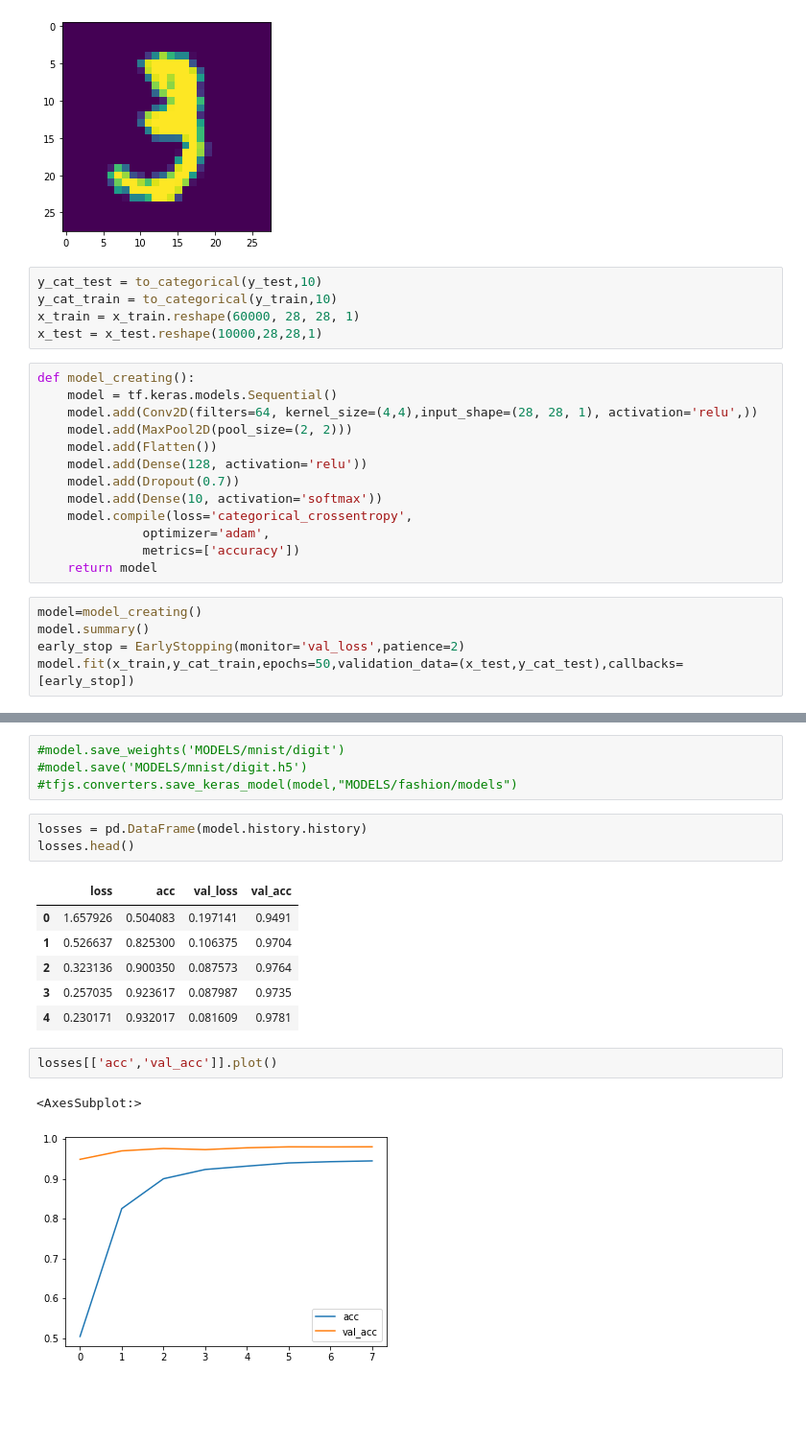
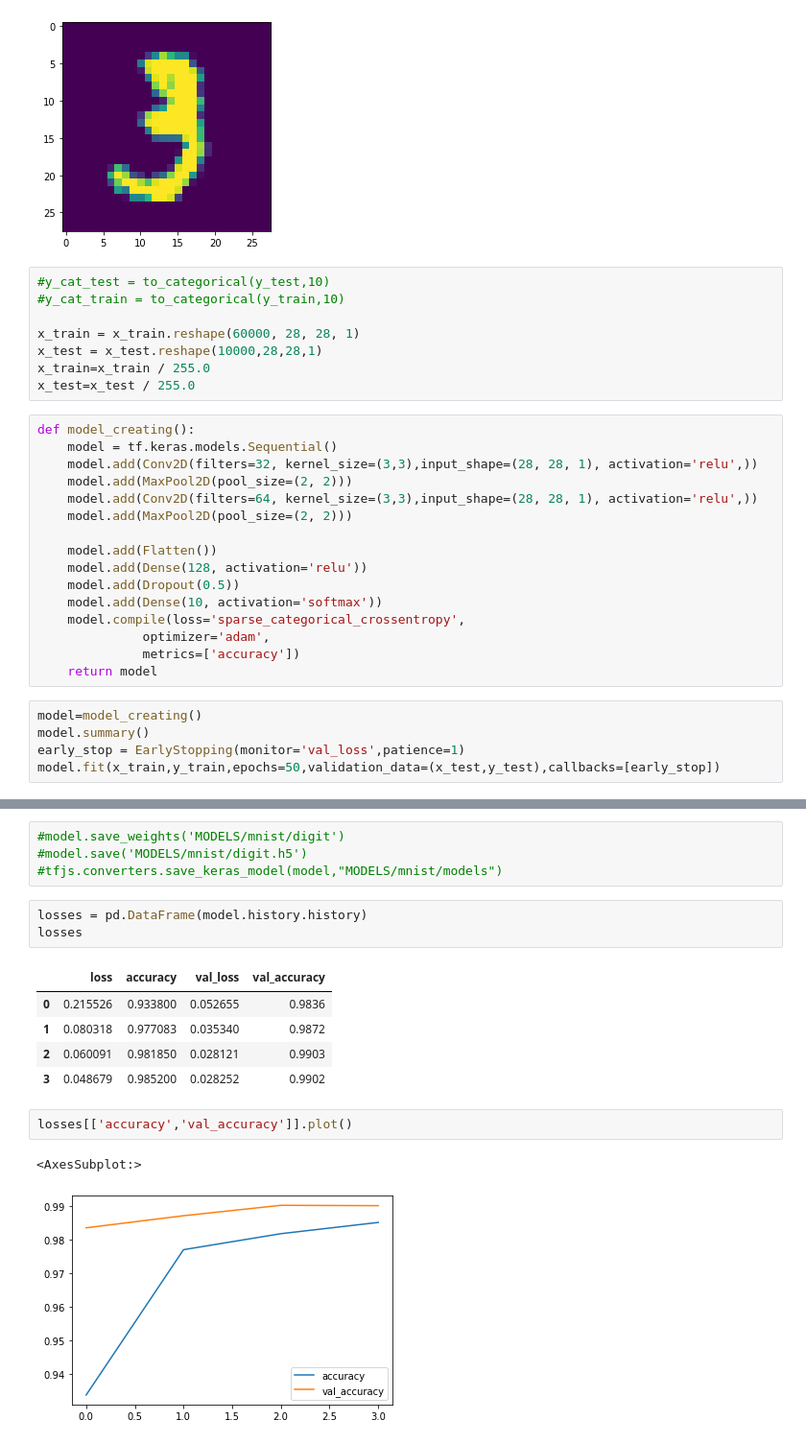
Before and after one commit to lalesafarzade/CNN, a Jupyter notebook: Mnist.ipynb, the cells around one changed output, grey strips where cells are left out. Shown: that part at 96% size. Cells and saved outputs as stored; diff of their text form; blank space fills up the shorter version.

Commit message:
Mnist was modified

```diff
--- a/Mnist.ipynb
+++ b/Mnist.ipynb
@@ -24,26 +24,32 @@ plt.imshow(single_image)
 <matplotlib.image.AxesImage at 0x...>
 [figure]
 # %%
-y_cat_test = to_categorical(y_test,10)
-y_cat_train = to_categorical(y_train,10)
+#y_cat_test = to_categorical(y_test,10)
+#y_cat_train = to_categorical(y_train,10)
+
 x_train = x_train.reshape(60000, 28, 28, 1)
 x_test = x_test.reshape(10000,28,28,1)
+x_train=x_train / 255.0
+x_test=x_test / 255.0
 # %%
 def model_creating():
     model = tf.keras.models.Sequential()
-    model.add(Conv2D(filters=64, kernel_size=(4,4),input_shape=(28, 28, 1), activation='relu',))
+    model.add(Conv2D(filters=32, kernel_size=(3,3),input_shape=(28, 28, 1), activation='relu',))
     model.add(MaxPool2D(pool_size=(2, 2)))
+    model.add(Conv2D(filters=64, kernel_size=(3,3),input_shape=(28, 28, 1), activation='relu',))
+    model.add(MaxPool2D(pool_size=(2, 2)))
+
     model.add(Flatten())
     model.add(Dense(128, activation='relu'))
-    model.add(Dropout(0.7))
+    model.add(Dropout(0.5))
     model.add(Dense(10, activation='softmax'))
-    model.compile(loss='categorical_crossentropy',
+    model.compile(loss='sparse_categorical_crossentropy',
               optimizer='adam',
               metrics=['accuracy'])
     return model
 # %%
 model=model_creating()
 model.summary()
-early_stop = EarlyStopping(monitor='val_loss',patience=2)
-model.fit(x_train,y_cat_train,epochs=50,validation_data=(x_test,y_cat_test),callbacks=[early_stop])
+early_stop = EarlyStopping(monitor='val_loss',patience=1)
+model.fit(x_train,y_train,epochs=50,validation_data=(x_test,y_test),callbacks=[early_stop])
 # %% [output]
@@ -70,22 +74,21 @@ Epoch 8/50
 # %%
 #model.save_weights('MODELS/mnist/digit')
 #model.save('MODELS/mnist/digit.h5')
-#tfjs.converters.save_keras_model(model,"MODELS/fashion/models")
+#tfjs.converters.save_keras_model(model,"MODELS/mnist/models")
 # %%
 losses = pd.DataFrame(model.history.history)
-losses.head()
+losses
 # %% [output]
-|  | loss | acc | val_loss | val_acc |
-| 0 | 1.657926 | 0.504083 | 0.197141 | 0.9491 |
-| 1 | 0.526637 | 0.825300 | 0.106375 | 0.9704 |
-| 2 | 0.323136 | 0.900350 | 0.087573 | 0.9764 |
-| 3 | 0.257035 | 0.923617 | 0.087987 | 0.9735 |
-| 4 | 0.230171 | 0.932017 | 0.081609 | 0.9781 |
+|  | loss | accuracy | val_loss | val_accuracy |
+| 0 | 0.215526 | 0.933800 | 0.052655 | 0.9836 |
+| 1 | 0.080318 | 0.977083 | 0.035340 | 0.9872 |
+| 2 | 0.060091 | 0.981850 | 0.028121 | 0.9903 |
+| 3 | 0.048679 | 0.985200 | 0.028252 | 0.9902 |
 # %%
-losses[['acc','val_acc']].plot()
+losses[['accuracy','val_accuracy']].plot()
 # %% [output]
 <AxesSubplot:>
-[figure, old version]
+[figure, new version]
 # %%
 losses[['loss','val_loss']].plot()
 # %% [output]
```
Also changed, not shown: parts of 7 cells of this notebook.
